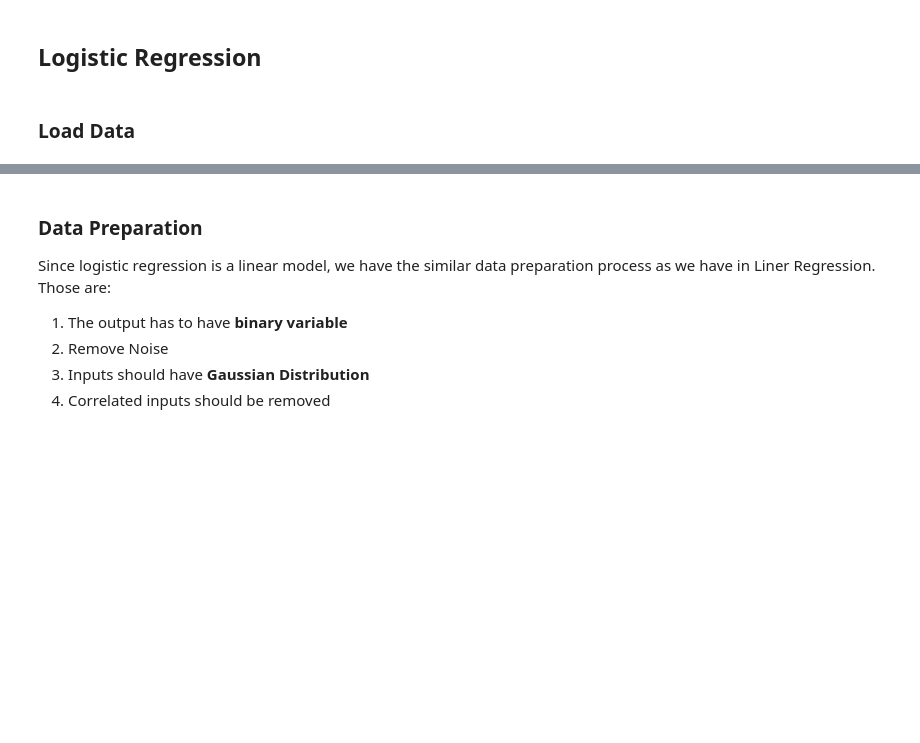
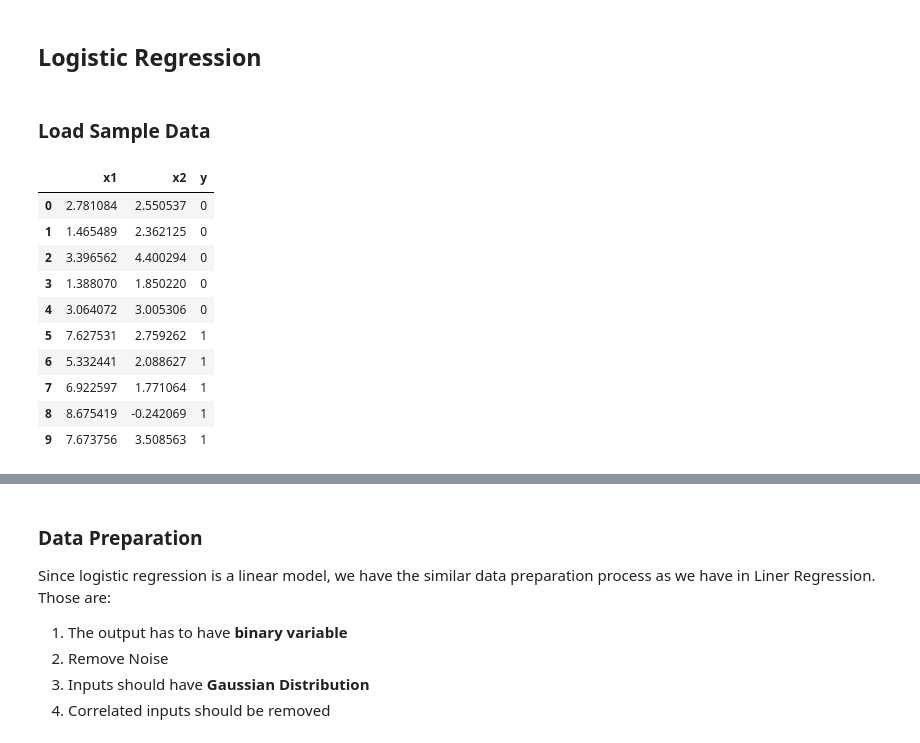
Before and after one commit to muscak/Master-Machine-Learning-Algorithms, a Jupyter notebook: Linear-Algorithms/Logistic-Regression/Logistic Regression.ipynb, the cells around one changed output, grey strips where cells are left out. Saved outputs shown, nothing was run; the diff lists cells and outputs as text; code cells hidden in the pictures; blank space fills up the shorter version.

```diff
--- a/Linear-Algorithms/Logistic-Regression/Logistic Regression.ipynb
+++ b/Linear-Algorithms/Logistic-Regression/Logistic Regression.ipynb
@@ -67,4 +68,27 @@ plt.show()
 # %% [markdown]
 ## Logistic Regression<a id="regression"></a>
 # %% [markdown]
-### Load Data
+### Load Sample Data
+# %%
+x1 = [2.7810836, 1.465489372, 3.396561688, 1.38807019, 3.06407232, 7.627531214, 5.332441248, 6.922596716, 8.675418651, 7.673756466]
+x2 = [2.550537003, 2.362125076, 4.400293529, 1.850220317, 3.005305973, 2.759262235, 2.088626775, 1.77106367, -0.242068655, 3.508563011]
+y = [0, 0, 0, 0, 0, 1, 1, 1, 1, 1]
+
+df = pd.DataFrame(columns=['x1', 'x2', 'y'])
+df['x1'] = x1
+df['x2'] = x2
+df['y'] = y
+
+df
+# %% [output]
+|  | x1 | x2 | y |
+| 0 | 2.781084 | 2.550537 | 0 |
+| 1 | 1.465489 | 2.362125 | 0 |
+| 2 | 3.396562 | 4.400294 | 0 |
+| 3 | 1.388070 | 1.850220 | 0 |
+| 4 | 3.064072 | 3.005306 | 0 |
+| 5 | 7.627531 | 2.759262 | 1 |
+| 6 | 5.332441 | 2.088627 | 1 |
+| 7 | 6.922597 | 1.771064 | 1 |
+| 8 | 8.675419 | -0.242069 | 1 |
+| 9 | 7.673756 | 3.508563 | 1 |
```
Also changed, not shown: parts of 4 cells of this notebook.
